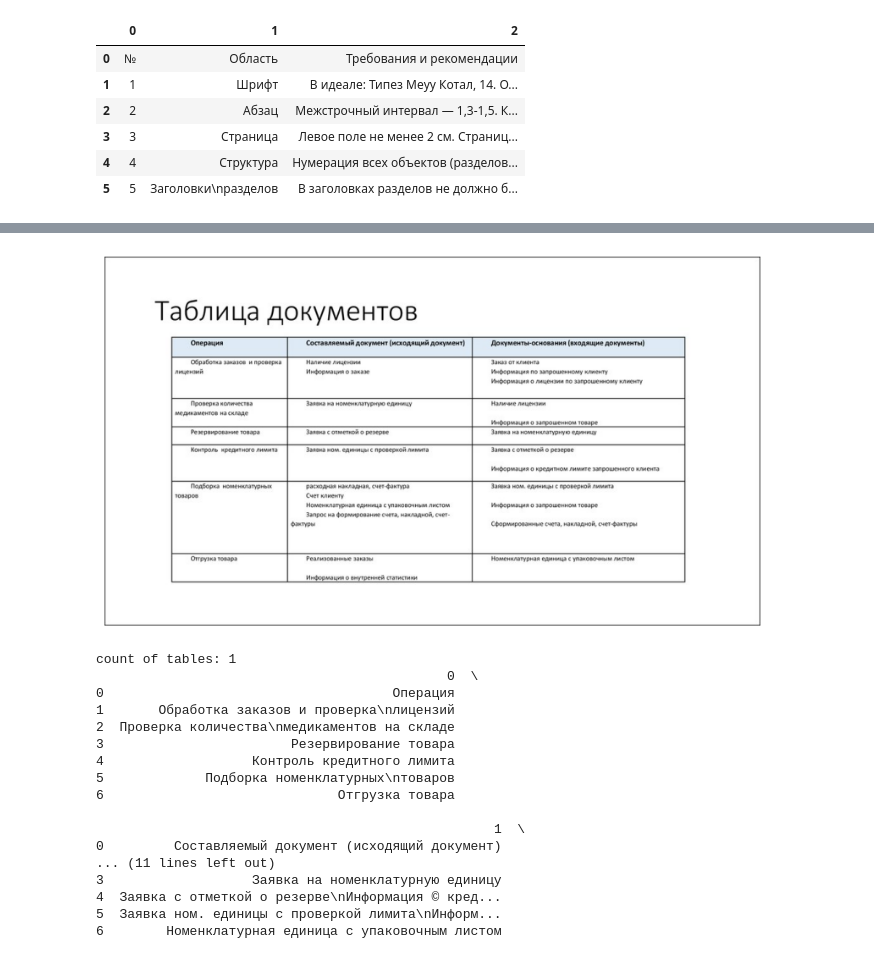
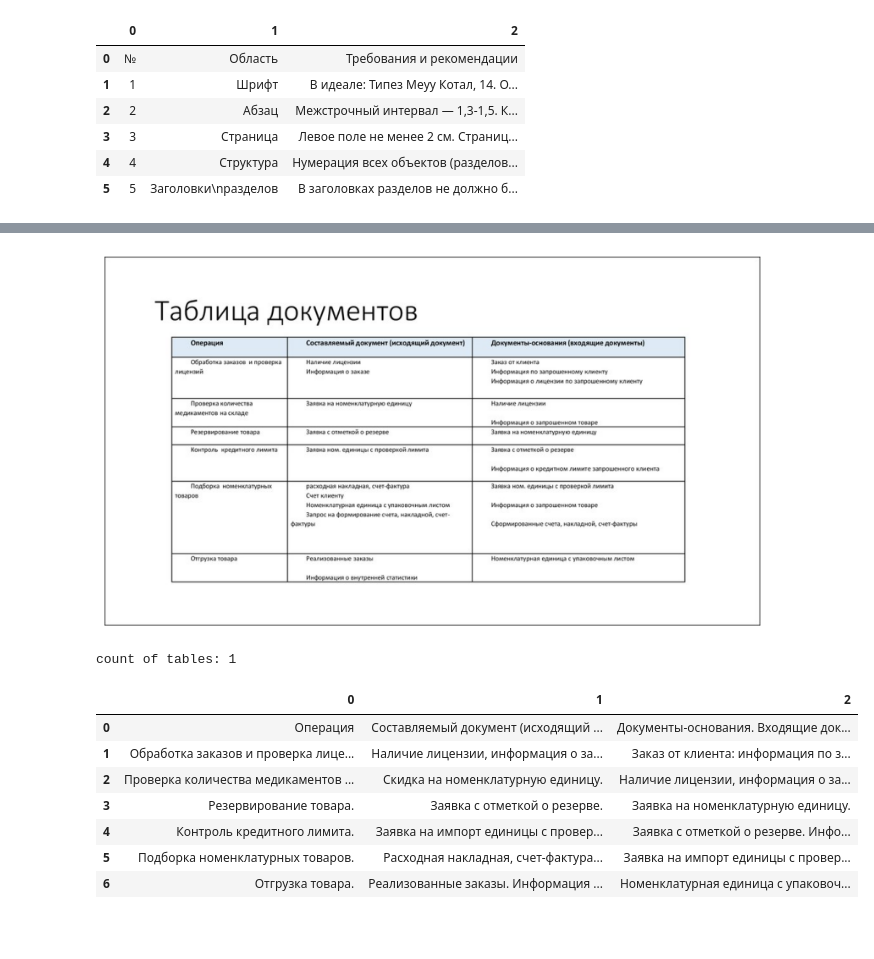
Before and after one commit to diemvs/table-parser, a Jupyter notebook: app/app_usage.ipynb, the cells around one changed output, grey strips where cells are left out. Cells and saved outputs as stored; diff of their text form; code cells hidden in the pictures; blank space fills up the shorter version.

```diff
--- a/app/app_usage.ipynb
+++ b/app/app_usage.ipynb
@@ -195,21 +197,15 @@ count of tables: 1
 # %%
-show_and_get_tables("../resources/images/7.jpg")
+res = show_and_get_tables("../resources/images/7.jpg")
+
+res[0]
 # %% [output]
 [figure]
 count of tables: 1
-                                             0  \
-0                                     Операция
-1       Обработка заказов и проверка\nлицензий
-2  Проверка количества\nмедикаментов на складе
-3                        Резервирование товара
-4                   Контроль кредитного лимита
-5             Подборка номенклатурных\nтоваров
-6                              Отгрузка товара
-
-                                                   1  \
-0         Составляемый документ (исходящий документ)
-... (11 lines left out)
-3                   Заявка на номенклатурную единицу
-4  Заявка с отметкой о резерве\nИнформация © кред...
-5  Заявка ном. единицы с проверкой лимита\nИнформ...
-6        Номенклатурная единица с упаковочным листом
+|  | 0 | 1 | 2 |
+| 0 | Операция | Составляемый документ (исходящий ... | Документы-основания. Входящие док... |
+| 1 | Обработка заказов и проверка лице... | Наличие лицензии, информация о за... | Заказ от клиента: информация по з... |
+| 2 | Проверка количества медикаментов ... | Скидка на номенклатурную единицу. | Наличие лицензии, информация о за... |
+| 3 | Резервирование товара. | Заявка с отметкой о резерве. | Заявка на номенклатурную единицу. |
+| 4 | Контроль кредитного лимита. | Заявка на импорт единицы с провер... | Заявка с отметкой о резерве. Инфо... |
+| 5 | Подборка номенклатурных товаров. | Расходная накладная, счет-фактура... | Заявка на импорт единицы с провер... |
+| 6 | Отгрузка товара. | Реализованные заказы. Информация ... | Номенклатурная единица с упаковоч... |
```
Also changed, not shown: parts of 10 cells of this notebook, 3 other files.
